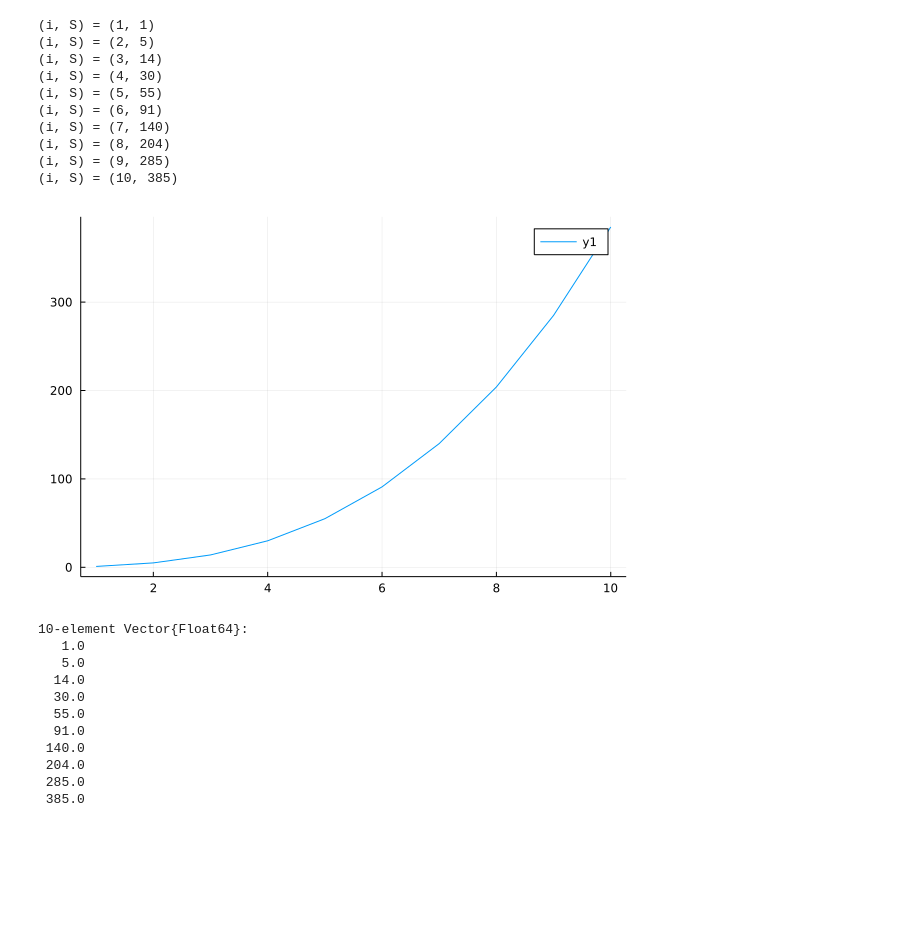
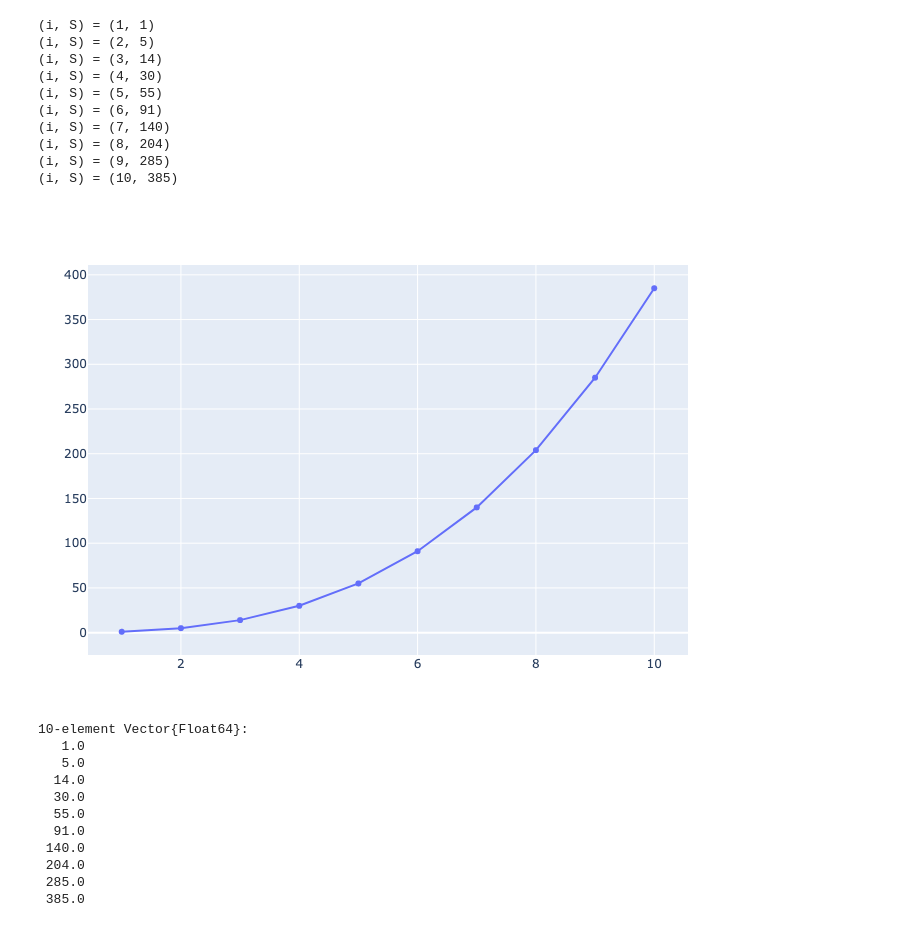
Before and after one commit to np22-jpg/COSMOS.jl, a Jupyter notebook: unsolseries.ipynb, the cells around one changed output. Saved outputs shown, nothing was run; the diff lists cells and outputs as text; code cells hidden in the pictures; blank space fills up the shorter version.

```diff
--- a/unsolseries.ipynb
+++ b/unsolseries.ipynb
@@ -25,11 +25,11 @@ end
 (i, S) = (9, 285)
 (i, S) = (10, 385)
 # %%
-using Plots
-gr()
+using PlotlyJS
+
 plot(log) # showcase the behavior of the series with a visual
 # %% [output]
-[figure, old version]
+[figure, new version]
 # %%
 log # it claims a type of Vector, but it's really just an array.
 # %% [output]
```
Also changed, not shown: 4 other files.
